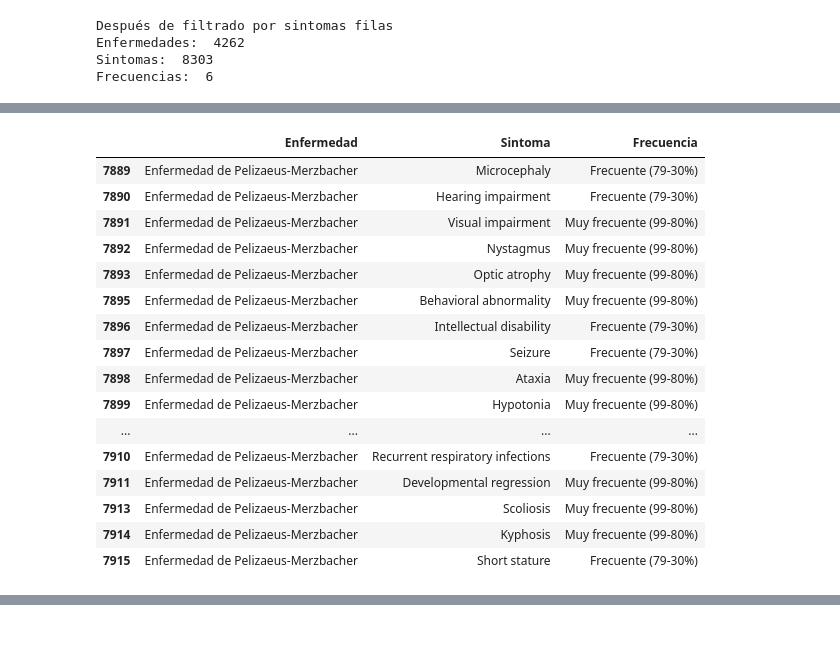
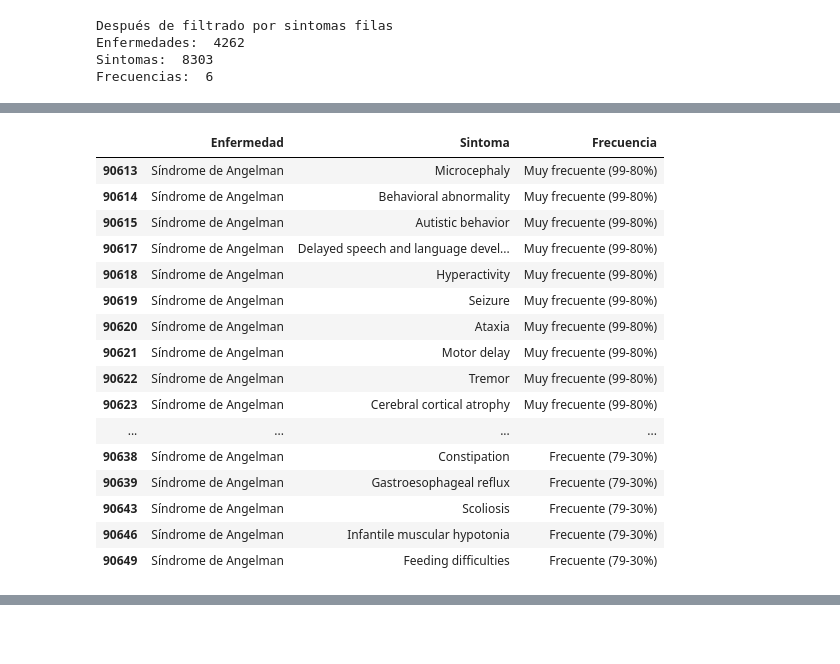
Before and after one commit to gpalomares2022/Kedro_real_project, a Jupyter notebook: notebooks/NotebookTFM16M.ipynb, the cells around one changed output, grey strips where cells are left out. Saved outputs shown, nothing was run; the diff lists cells and outputs as text; code cells hidden in the pictures.

```diff
--- a/notebooks/NotebookTFM16M.ipynb
+++ b/notebooks/NotebookTFM16M.ipynb
@@ -653,20 +615,20 @@ df_Enfermedades.shape
 # %%
-df_EnfeySinto_select[df_EnfeySinto_select["Enfermedad"]==df_Enfermedades.loc[1013]["Enfermedad"]]
+df_EnfeySinto_select[df_EnfeySinto_select["Enfermedad"]=="Síndrome de Angelman"]
 # %% [output]
 |  | Enfermedad | Sintoma | Frecuencia |
-| 7889 | Enfermedad de Pelizaeus-Merzbacher | Microcephaly | Frecuente (79-30%) |
-| 7890 | Enfermedad de Pelizaeus-Merzbacher | Hearing impairment | Frecuente (79-30%) |
-| 7891 | Enfermedad de Pelizaeus-Merzbacher | Visual impairment | Muy frecuente (99-80%) |
-| 7892 | Enfermedad de Pelizaeus-Merzbacher | Nystagmus | Muy frecuente (99-80%) |
-| 7893 | Enfermedad de Pelizaeus-Merzbacher | Optic atrophy | Muy frecuente (99-80%) |
-| 7895 | Enfermedad de Pelizaeus-Merzbacher | Behavioral abnormality | Muy frecuente (99-80%) |
-| 7896 | Enfermedad de Pelizaeus-Merzbacher | Intellectual disability | Frecuente (79-30%) |
-| 7897 | Enfermedad de Pelizaeus-Merzbacher | Seizure | Frecuente (79-30%) |
-| 7898 | Enfermedad de Pelizaeus-Merzbacher | Ataxia | Muy frecuente (99-80%) |
-| 7899 | Enfermedad de Pelizaeus-Merzbacher | Hypotonia | Muy frecuente (99-80%) |
+| 90613 | Síndrome de Angelman | Microcephaly | Muy frecuente (99-80%) |
+| 90614 | Síndrome de Angelman | Behavioral abnormality | Muy frecuente (99-80%) |
+| 90615 | Síndrome de Angelman | Autistic behavior | Muy frecuente (99-80%) |
+| 90617 | Síndrome de Angelman | Delayed speech and language devel... | Muy frecuente (99-80%) |
+| 90618 | Síndrome de Angelman | Hyperactivity | Muy frecuente (99-80%) |
+| 90619 | Síndrome de Angelman | Seizure | Muy frecuente (99-80%) |
+| 90620 | Síndrome de Angelman | Ataxia | Muy frecuente (99-80%) |
+| 90621 | Síndrome de Angelman | Motor delay | Muy frecuente (99-80%) |
+| 90622 | Síndrome de Angelman | Tremor | Muy frecuente (99-80%) |
+| 90623 | Síndrome de Angelman | Cerebral cortical atrophy | Muy frecuente (99-80%) |
 | ... | ... | ... | ... |
-| 7910 | Enfermedad de Pelizaeus-Merzbacher | Recurrent respiratory infections | Frecuente (79-30%) |
-| 7911 | Enfermedad de Pelizaeus-Merzbacher | Developmental regression | Muy frecuente (99-80%) |
-| 7913 | Enfermedad de Pelizaeus-Merzbacher | Scoliosis | Muy frecuente (99-80%) |
-| 7914 | Enfermedad de Pelizaeus-Merzbacher | Kyphosis | Muy frecuente (99-80%) |
-| 7915 | Enfermedad de Pelizaeus-Merzbacher | Short stature | Frecuente (79-30%) |
+| 90638 | Síndrome de Angelman | Constipation | Frecuente (79-30%) |
+| 90639 | Síndrome de Angelman | Gastroesophageal reflux | Frecuente (79-30%) |
+| 90643 | Síndrome de Angelman | Scoliosis | Frecuente (79-30%) |
+| 90646 | Síndrome de Angelman | Infantile muscular hypotonia | Frecuente (79-30%) |
+| 90649 | Síndrome de Angelman | Feeding difficulties | Frecuente (79-30%) |
```
Also changed, not shown: parts of 137 cells of this notebook.
